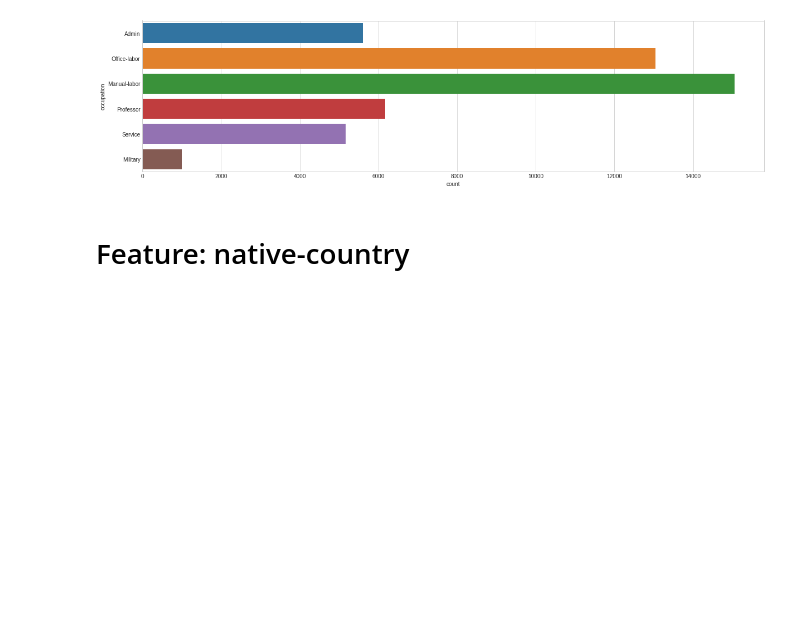
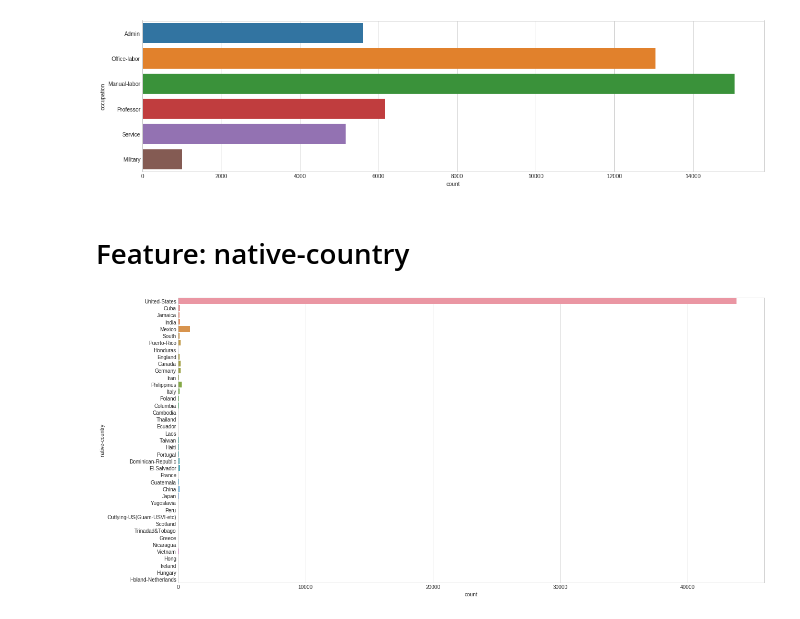
Before and after one commit to NilSagor/eda-tut, a Jupyter notebook: Census Income Dataset.ipynb, the cells around one changed output. Cells and saved outputs as stored; diff of their text form; code cells hidden in the pictures; blank space fills up the shorter version.

```diff
--- a/Census Income Dataset.ipynb
+++ b/Census Income Dataset.ipynb
@@ -230,3 +230,8 @@ sns.countplot(y = 'occupation', data = dataset_bin);
 [figure]
 # %% [markdown]
 # Feature: native-country
+# %%
+fig = plt.figure(figsize = (20,10))
+sns.countplot(y="native-country", data = dataset_raw);
+# %% [output]
+[figure, added]
```
Also changed, not shown: parts of 2 cells of this notebook.
